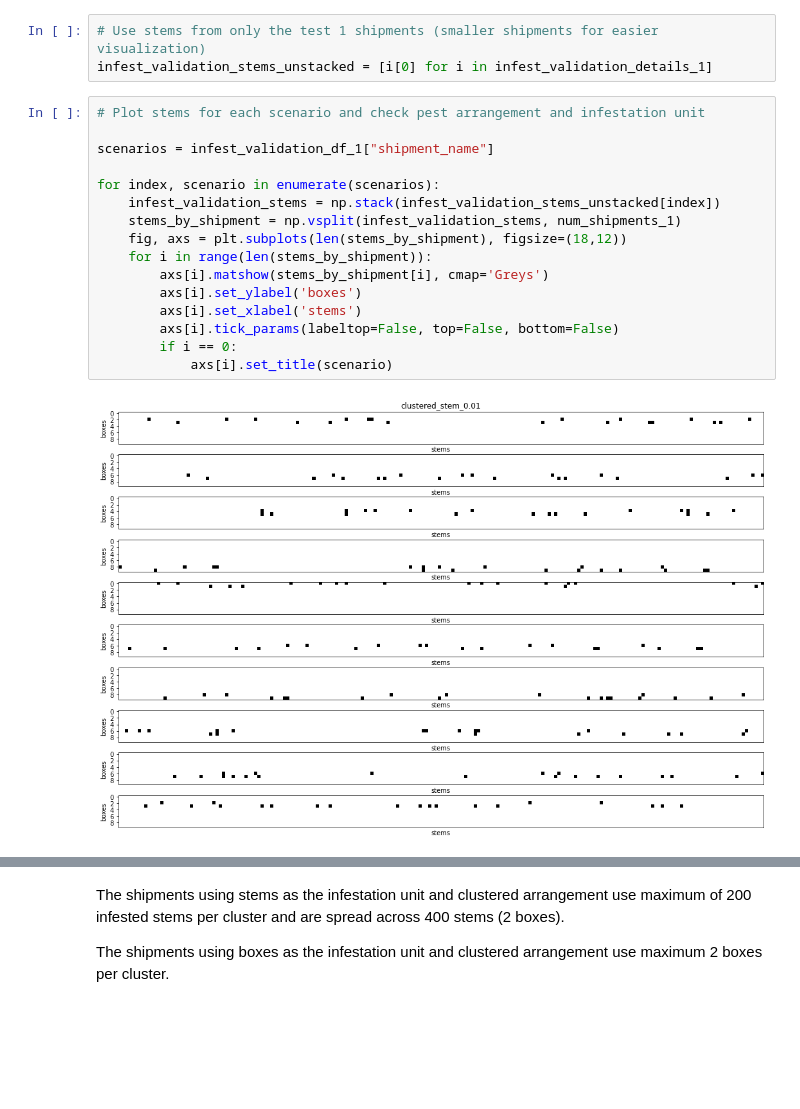
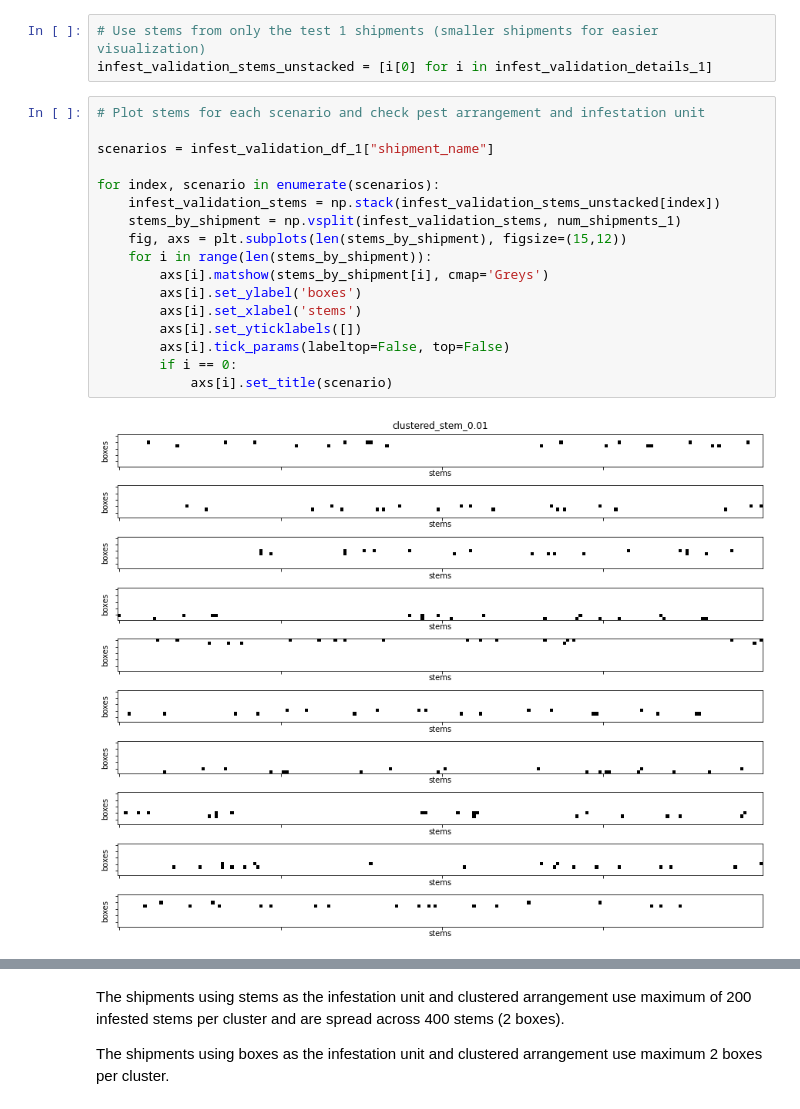
Before and after one commit to ncsu-landscape-dynamics/popsborder, a Jupyter notebook: validation_plots.ipynb, the cells around one changed output, grey strips where cells are left out. Drawn from its saved outputs; the diff is of its cells as text; blank space fills up the shorter version.

```diff
--- a/validation_plots.ipynb
+++ b/validation_plots.ipynb
@@ -168,18 +168,19 @@ infest_validation_stems_unstacked = [i[0] for i in infest_validation_details_1]
 # %%
 # Plot stems for each scenario and check pest arrangement and infestation unit
 
 scenarios = infest_validation_df_1["shipment_name"]
 
 for index, scenario in enumerate(scenarios):
     infest_validation_stems = np.stack(infest_validation_stems_unstacked[index])
     stems_by_shipment = np.vsplit(infest_validation_stems, num_shipments_1)
-    fig, axs = plt.subplots(len(stems_by_shipment), figsize=(18,12))
+    fig, axs = plt.subplots(len(stems_by_shipment), figsize=(15,12))
     for i in range(len(stems_by_shipment)):
         axs[i].matshow(stems_by_shipment[i], cmap='Greys')
         axs[i].set_ylabel('boxes')
         axs[i].set_xlabel('stems')
-        axs[i].tick_params(labeltop=False, top=False, bottom=False)
+        axs[i].set_yticklabels([])
+        axs[i].tick_params(labeltop=False, top=False)
         if i == 0:
             axs[i].set_title(scenario)
 # %% [output]
-[figure, old version]
+[figure, new version]
```
Also changed, not shown: parts of 6 cells of this notebook, 1 other file.
